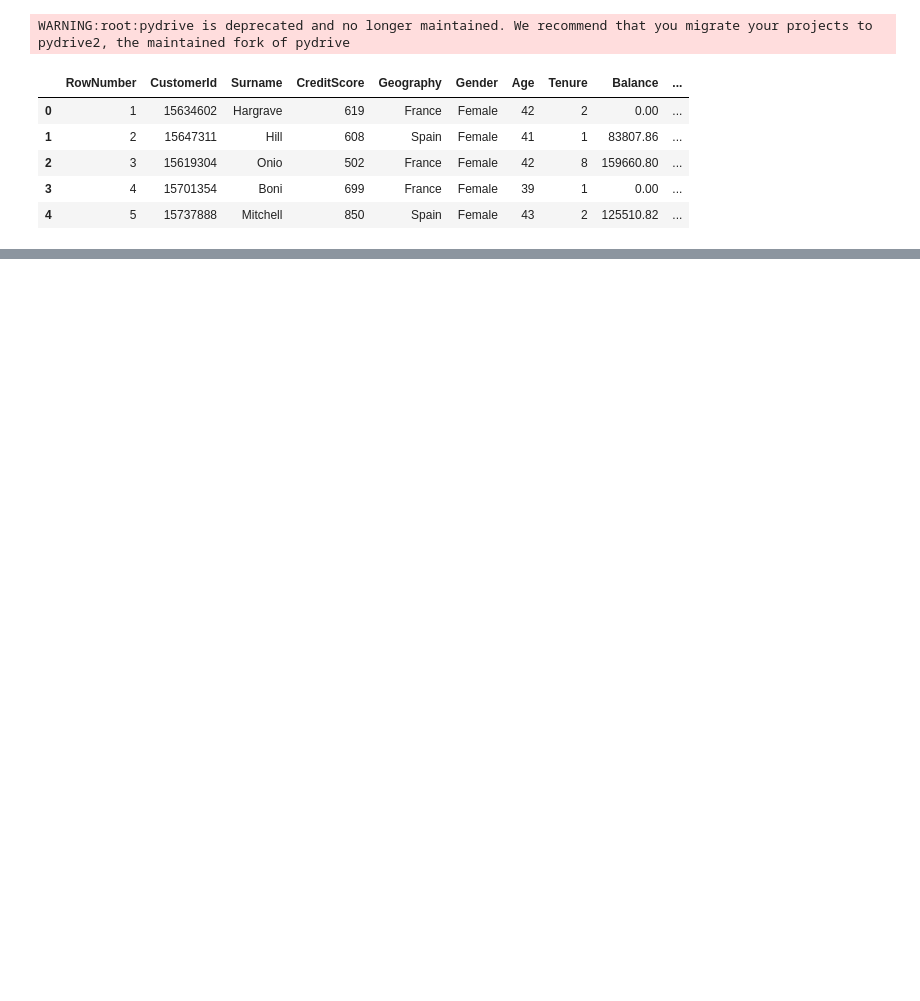
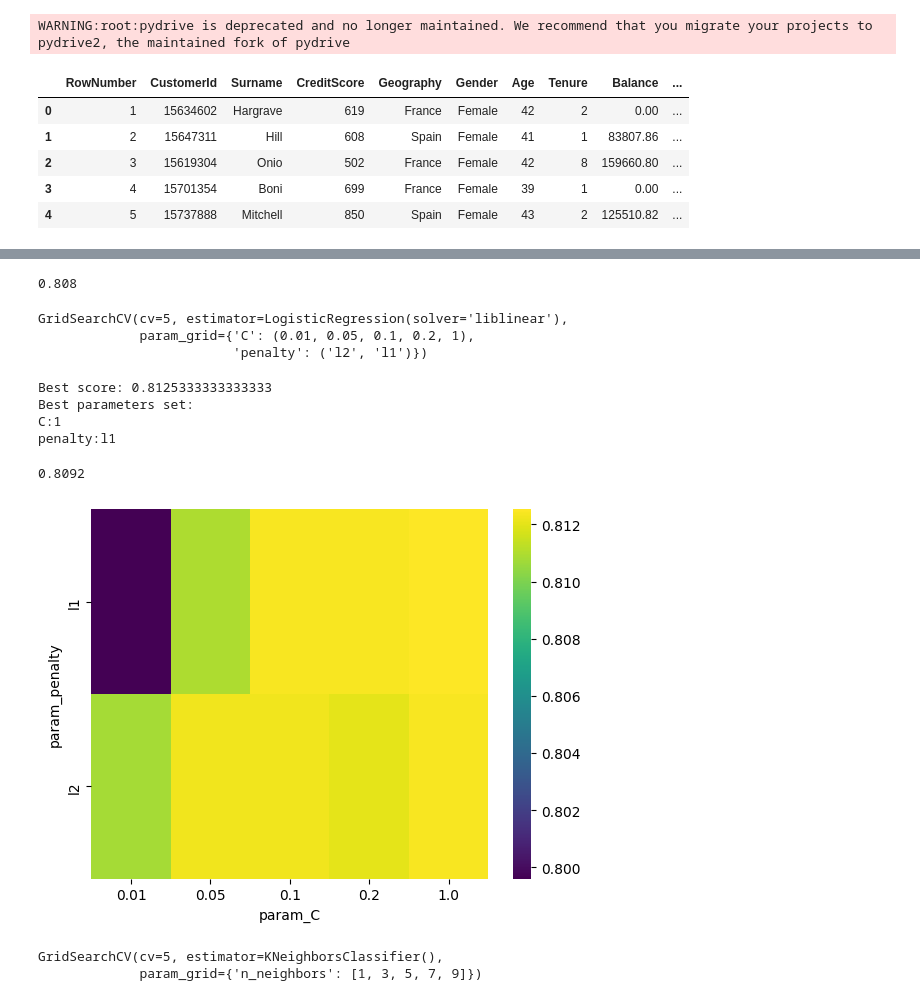
Before and after one commit to TomBrainiac/Bank-Customer-Churn-Prediction, a Jupyter notebook: Bank_Customer_Churn_Prediction.ipynb, the cells around one changed output, grey strips where cells are left out. Cells and saved outputs as stored; diff of their text form; code cells hidden in the pictures; blank space fills up the shorter version.

```diff
--- a/Bank_Customer_Churn_Prediction.ipynb
+++ b/Bank_Customer_Churn_Prediction.ipynb
@@ -36,0 +176,3 @@ churn_df.head()
+# %%
+cat_cols = X.columns[X.dtypes == 'object']
+num_cols = X.columns[(X.dtypes == 'float64') | (X.dtypes == 'int64')]
@@ -36,0 +305,17 @@ churn_df.head()
+# %%
+#@title build models
+from sklearn.linear_model import LogisticRegression
+from sklearn.neighbors import KNeighborsClassifier
+from sklearn.ensemble import RandomForestClassifier
+
+# Logistic Regression
+classifier_logistic = LogisticRegression()
+
+# K Nearest Neighbors
+classifier_KNN = KNeighborsClassifier()
+
+# Random Forest
+classifier_RF = RandomForestClassifier()
+# %%
+# Train the model
+classifier_logistic.fit(X_train, y_train)
@@ -36,0 +329,5 @@ churn_df.head()
+# %%
+# Accuracy of test data
+classifier_logistic.score(X_test, y_test)
+# %% [output]
+0.808
@@ -36,0 +344,54 @@ churn_df.head()
+# %%
+# Possible hyperparamter options for Logistic Regression Regularization
+# Penalty is choosed from L1 or L2
+# C is the 1/lambda value(weight) for L1 and L2
+# solver: algorithm to find the weights that minimize the cost function
+
+# ('l1', 0.01)('l1', 0.05) ('l1', 0.1) ('l1', 0.2)('l1', 1)
+# ('12', 0.01)('l2', 0.05) ('l2', 0.1) ('l2', 0.2)('l2', 1)
+parameters = {
+    'penalty':('l2','l1'),
+    'C':(0.01, 0.05, 0.1, 0.2, 1)
+}
+
+Grid_LR = GridSearchCV(LogisticRegression(solver='liblinear'),parameters, cv = 5)
+Grid_LR.fit(X_train, y_train)
+# %% [output]
+GridSearchCV(cv=5, estimator=LogisticRegression(solver='liblinear'),
+             param_grid={'C': (0.01, 0.05, 0.1, 0.2, 1),
+                         'penalty': ('l2', 'l1')})
+# %%
+# the best hyperparameter combination
+# C = 1/lambda
+print_grid_search_metrics(Grid_LR)
+# %% [output]
+Best score: 0.8125333333333333
+Best parameters set:
+C:1
+penalty:l1
+# %%
+# best model
+best_LR_model = Grid_LR.best_estimator_
+
+best_LR_model.predict(X_test)
+
+best_LR_model.score(X_test, y_test)
+# %% [output]
+0.8092
+# %%
+LR_models = pd.DataFrame(Grid_LR.cv_results_)
+res = (LR_models.pivot(index='param_penalty', columns='param_C', values='mean_test_score'))
+_ = sns.heatmap(res, cmap='viridis')
+# %% [output]
+[figure, added]
+# %%
+# Possible hyperparamter options for KNN
+# Choose k
+parameters = {
+    'n_neighbors':[1,3,5,7,9]
+}
+Grid_KNN = GridSearchCV(KNeighborsClassifier(),parameters, cv=5)
+Grid_KNN.fit(X_train, y_train)
+# %% [output]
+GridSearchCV(cv=5, estimator=KNeighborsClassifier(),
+             param_grid={'n_neighbors': [1, 3, 5, 7, 9]})
```
Also changed, not shown: parts of 37 cells of this notebook.
